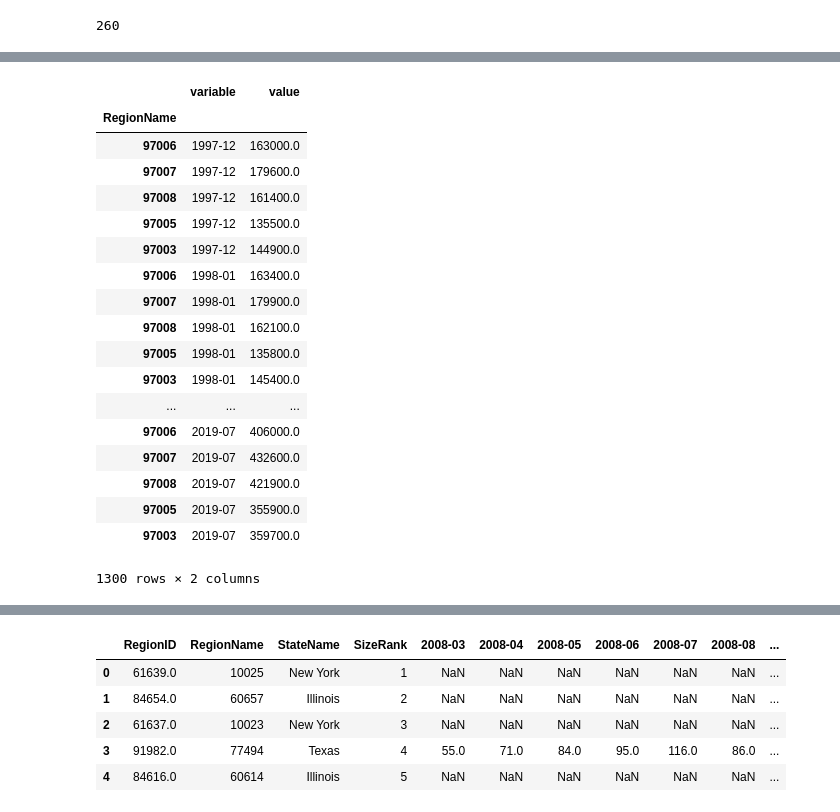
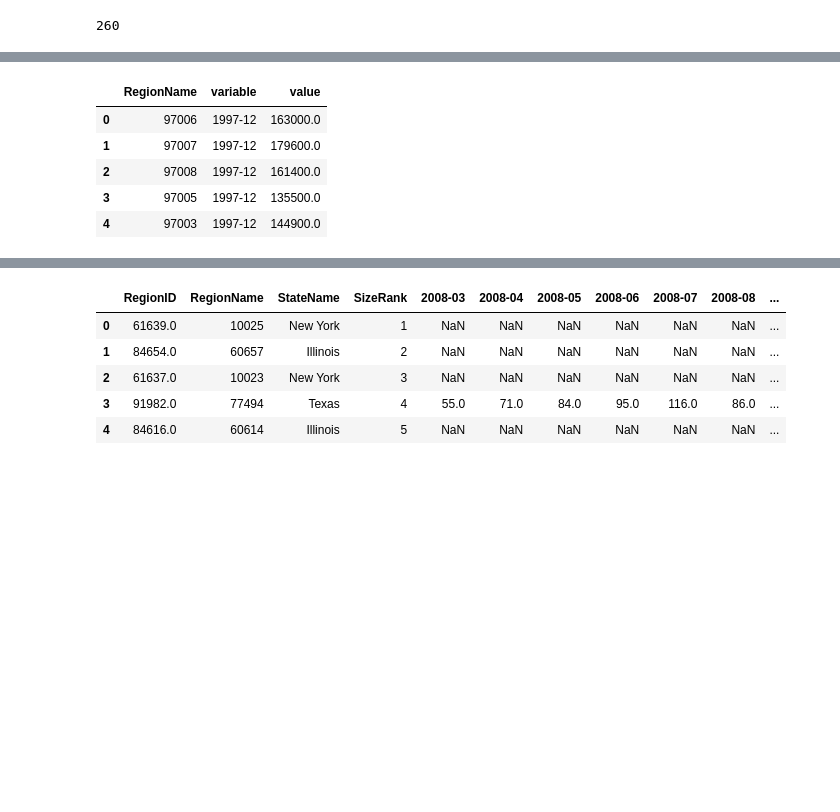
Before and after one commit to meharperjr/etlproject, a Jupyter notebook: z_hist_filter.ipynb, the cells around one changed output, grey strips where cells are left out. Drawn from its saved outputs; the diff is of its cells as text; code cells hidden in the pictures; blank space fills up the shorter version.

```diff
--- a/z_hist_filter.ipynb
+++ b/z_hist_filter.ipynb
@@ -194,24 +170,12 @@ melt_df
 # %%
 melt_df.set_index('RegionName')
+melt_df.head()
 # %% [output]
-|  | variable | value |
-| RegionName |  |  |
-| 97006 | 1997-12 | 163000.0 |
-| 97007 | 1997-12 | 179600.0 |
-| 97008 | 1997-12 | 161400.0 |
-| 97005 | 1997-12 | 135500.0 |
-| 97003 | 1997-12 | 144900.0 |
-| 97006 | 1998-01 | 163400.0 |
-| 97007 | 1998-01 | 179900.0 |
-| 97008 | 1998-01 | 162100.0 |
-| 97005 | 1998-01 | 135800.0 |
-| 97003 | 1998-01 | 145400.0 |
-| ... | ... | ... |
-| 97006 | 2019-07 | 406000.0 |
-| 97007 | 2019-07 | 432600.0 |
-| 97008 | 2019-07 | 421900.0 |
-| 97005 | 2019-07 | 355900.0 |
-| 97003 | 2019-07 | 359700.0 |
+|  | RegionName | variable | value |
+| 0 | 97006 | 1997-12 | 163000.0 |
+| 1 | 97007 | 1997-12 | 179600.0 |
+| 2 | 97008 | 1997-12 | 161400.0 |
+| 3 | 97005 | 1997-12 | 135500.0 |
+| 4 | 97003 | 1997-12 | 144900.0 |
-1300 rows × 2 columns
 # %%
 clean = melt_df.rename(columns={'RegionName':'Zip_code','variable':'Date','value':'median_price'})
```
Also changed, not shown: parts of 7 cells of this notebook, 1 other file.
